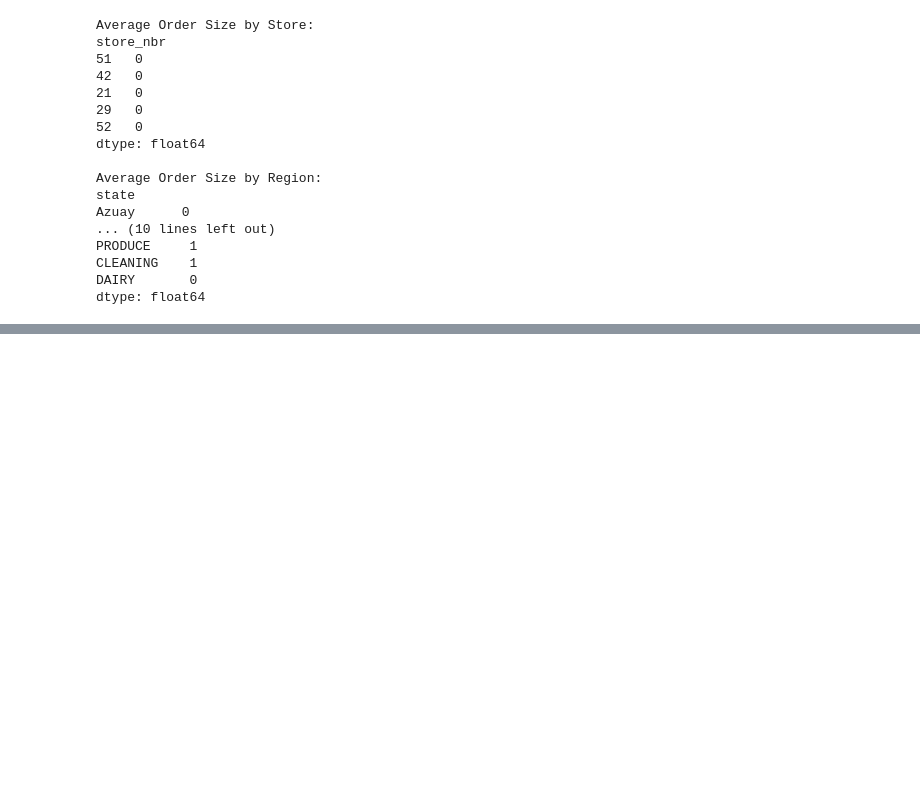
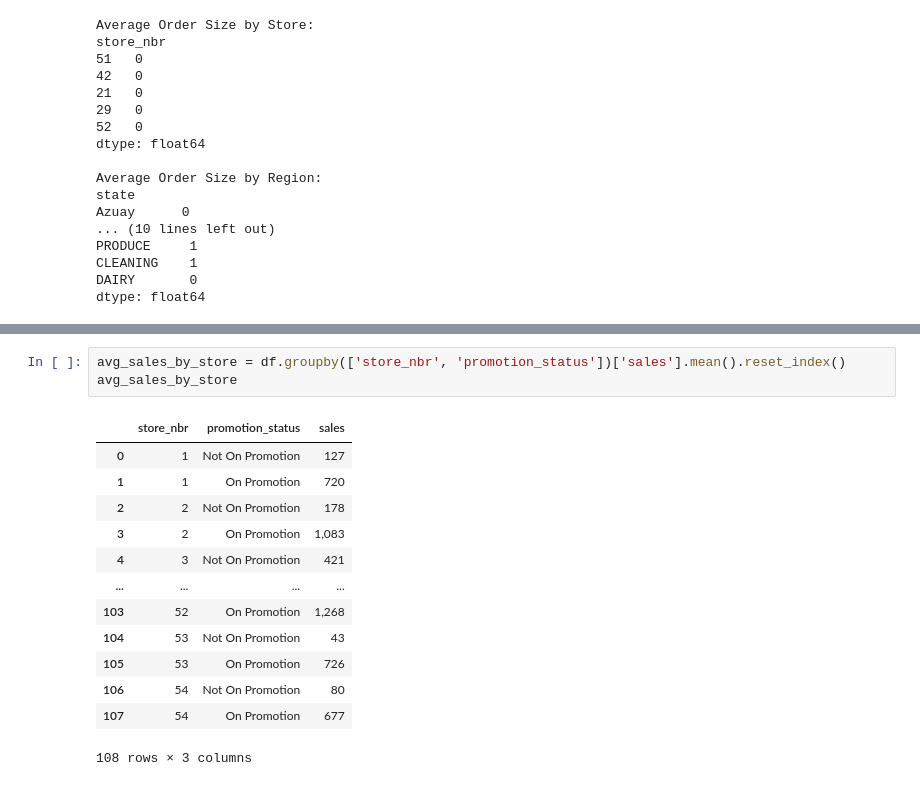
Before and after one commit to Seif-Eldin-Omar/sales-forecasting-optimization, a Jupyter notebook: notebooks/analysis_demo.ipynb, the cells around one changed output, grey strips where cells are left out. Saved outputs shown, nothing was run; the diff lists cells and outputs as text; blank space fills up the shorter version.

```diff
--- a/notebooks/analysis_demo.ipynb
+++ b/notebooks/analysis_demo.ipynb
@@ -183,0 +341,17 @@ dtype: float64
+# %%
+avg_sales_by_store = df.groupby(['store_nbr', 'promotion_status'])['sales'].mean().reset_index()
+avg_sales_by_store
+# %% [output]
+|  | store_nbr | promotion_status | sales |
+| 0 | 1 | Not On Promotion | 127 |
+| 1 | 1 | On Promotion | 720 |
+| 2 | 2 | Not On Promotion | 178 |
+| 3 | 2 | On Promotion | 1,083 |
+| 4 | 3 | Not On Promotion | 421 |
+| ... | ... | ... | ... |
+| 103 | 52 | On Promotion | 1,268 |
+| 104 | 53 | Not On Promotion | 43 |
+| 105 | 53 | On Promotion | 726 |
+| 106 | 54 | Not On Promotion | 80 |
+| 107 | 54 | On Promotion | 677 |
+108 rows × 3 columns
```
Also changed, not shown: parts of 43 cells of this notebook, 1 other file.
